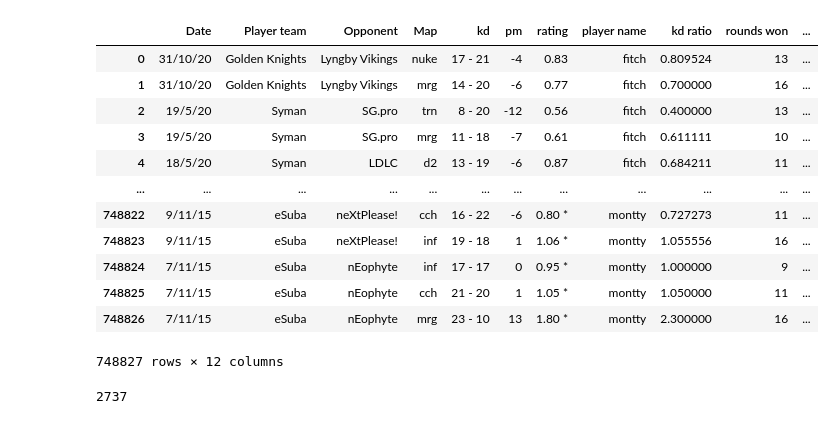
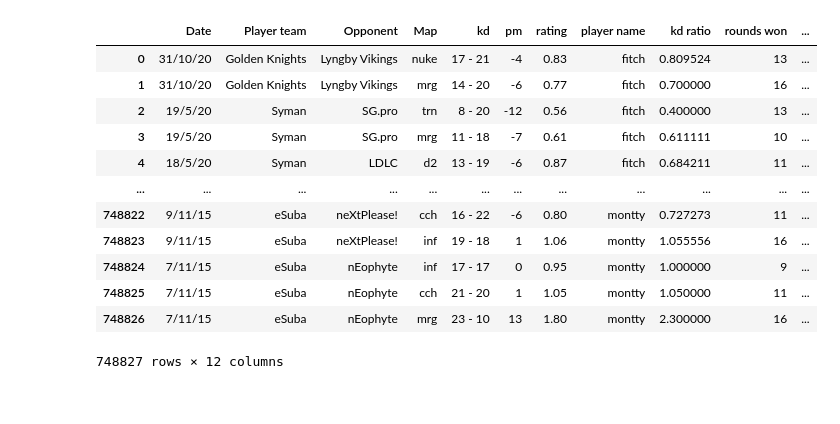
Before and after one commit to condulences/condulences.github.io, a Jupyter notebook: final.ipynb, the cells around one changed output. Cells and saved outputs as stored; diff of their text form; code cells hidden in the pictures.

```diff
--- a/final.ipynb
+++ b/final.ipynb
@@ -6,27 +9,26 @@ import datetime as dt
 # %%
 
 df = pd.read_csv("all games processed.csv", sep=',')
 df= df.drop('Unnamed: 0', axis=1)
+df['rating'] = df['rating'].apply(lambda s: float(s.replace("*", "")))
 df
 # %% [output]
 |  | Date | Player team | Opponent | Map | kd | pm | rating | player name | kd ratio | rounds won | ... |
 | 0 | 31/10/20 | Golden Knights | Lyngby Vikings | nuke | 17 - 21 | -4 | 0.83 | fitch | 0.809524 | 13 | ... |
 | 1 | 31/10/20 | Golden Knights | Lyngby Vikings | mrg | 14 - 20 | -6 | 0.77 | fitch | 0.700000 | 16 | ... |
 | 2 | 19/5/20 | Syman | SG.pro | trn | 8 - 20 | -12 | 0.56 | fitch | 0.400000 | 13 | ... |
 | 3 | 19/5/20 | Syman | SG.pro | mrg | 11 - 18 | -7 | 0.61 | fitch | 0.611111 | 10 | ... |
 | 4 | 18/5/20 | Syman | LDLC | d2 | 13 - 19 | -6 | 0.87 | fitch | 0.684211 | 11 | ... |
 | ... | ... | ... | ... | ... | ... | ... | ... | ... | ... | ... | ... |
-| 748822 | 9/11/15 | eSuba | neXtPlease! | cch | 16 - 22 | -6 | 0.80 * | montty | 0.727273 | 11 | ... |
-| 748823 | 9/11/15 | eSuba | neXtPlease! | inf | 19 - 18 | 1 | 1.06 * | montty | 1.055556 | 16 | ... |
-| 748824 | 7/11/15 | eSuba | nEophyte | inf | 17 - 17 | 0 | 0.95 * | montty | 1.000000 | 9 | ... |
-| 748825 | 7/11/15 | eSuba | nEophyte | cch | 21 - 20 | 1 | 1.05 * | montty | 1.050000 | 11 | ... |
-| 748826 | 7/11/15 | eSuba | nEophyte | mrg | 23 - 10 | 13 | 1.80 * | montty | 2.300000 | 16 | ... |
+| 748822 | 9/11/15 | eSuba | neXtPlease! | cch | 16 - 22 | -6 | 0.80 | montty | 0.727273 | 11 | ... |
+| 748823 | 9/11/15 | eSuba | neXtPlease! | inf | 19 - 18 | 1 | 1.06 | montty | 1.055556 | 16 | ... |
+| 748824 | 7/11/15 | eSuba | nEophyte | inf | 17 - 17 | 0 | 0.95 | montty | 1.000000 | 9 | ... |
+| 748825 | 7/11/15 | eSuba | nEophyte | cch | 21 - 20 | 1 | 1.05 | montty | 1.050000 | 11 | ... |
+| 748826 | 7/11/15 | eSuba | nEophyte | mrg | 23 - 10 | 13 | 1.80 | montty | 2.300000 | 16 | ... |
 748827 rows × 12 columns
 # %%
 players = df['player name'].unique()
 teams = df['Player team'].unique()
-# %% [output]
-2737
 # %%
 df = df.assign(Date = pd.to_datetime(df['Date']))
 df.sort_values('Date')
```
Also changed, not shown: parts of 3 cells of this notebook, 2 other files.
